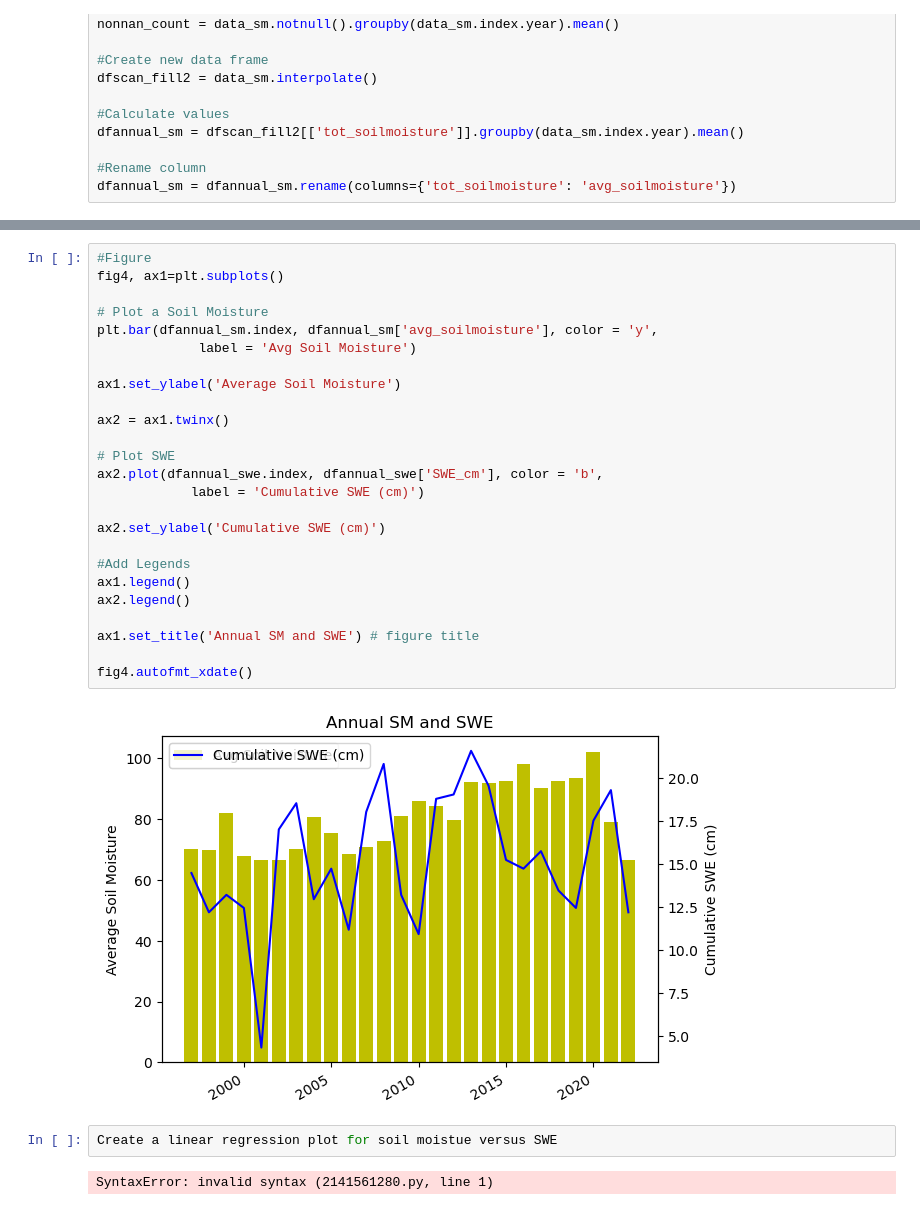
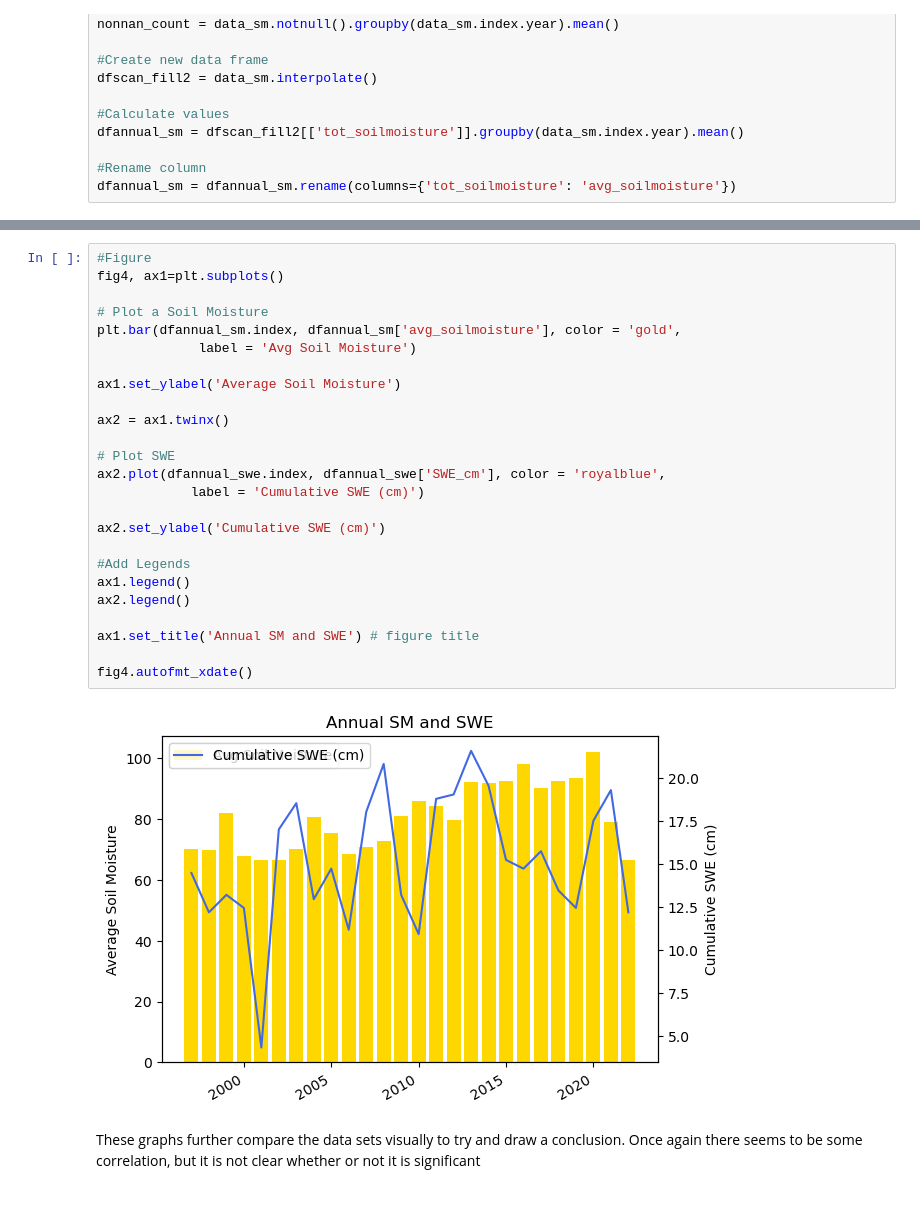
Before and after one commit to andrewflem/Final-Project-CO-snow-and-droughts, a Jupyter notebook: Fleming_Final_Project_ESCI_797 (1).ipynb, the cells around one changed output, grey strips where cells are left out. Saved outputs shown, nothing was run; the diff lists cells and outputs as text.

```diff
--- a/Fleming_Final_Project_ESCI_797 (1).ipynb
+++ b/Fleming_Final_Project_ESCI_797 (1).ipynb
@@ -286,34 +295,32 @@ ax2.legend(loc='center left',bbox_to_anchor= (1.0, 0.5))
 # %%
 #Figure
 fig4, ax1=plt.subplots()
 
 # Plot a Soil Moisture
-plt.bar(dfannual_sm.index, dfannual_sm['avg_soilmoisture'], color = 'y',
+plt.bar(dfannual_sm.index, dfannual_sm['avg_soilmoisture'], color = 'gold',
              label = 'Avg Soil Moisture')
 
 ax1.set_ylabel('Average Soil Moisture')
 
 ax2 = ax1.twinx()
 
 # Plot SWE
-ax2.plot(dfannual_swe.index, dfannual_swe['SWE_cm'], color = 'b',
+ax2.plot(dfannual_swe.index, dfannual_swe['SWE_cm'], color = 'royalblue',
             label = 'Cumulative SWE (cm)')
 
 ax2.set_ylabel('Cumulative SWE (cm)')
 
 #Add Legends
 ax1.legend()
 ax2.legend()
 
 ax1.set_title('Annual SM and SWE') # figure title
 
 fig4.autofmt_xdate()
 # %% [output]
-[figure, old version]
+[figure, new version]
-# %%
-Create a linear regression plot for soil moistue versus SWE
-# %% [output]
-SyntaxError: invalid syntax (2141561280.py, line 1)
+# %% [markdown]
+These graphs further compare the data sets visually to try and draw a conclusion. Once again there seems to be some correlation, but it is not clear whether or not it is significant
 # %%
 
 #Create function
```
Also changed, not shown: parts of 23 cells of this notebook.
